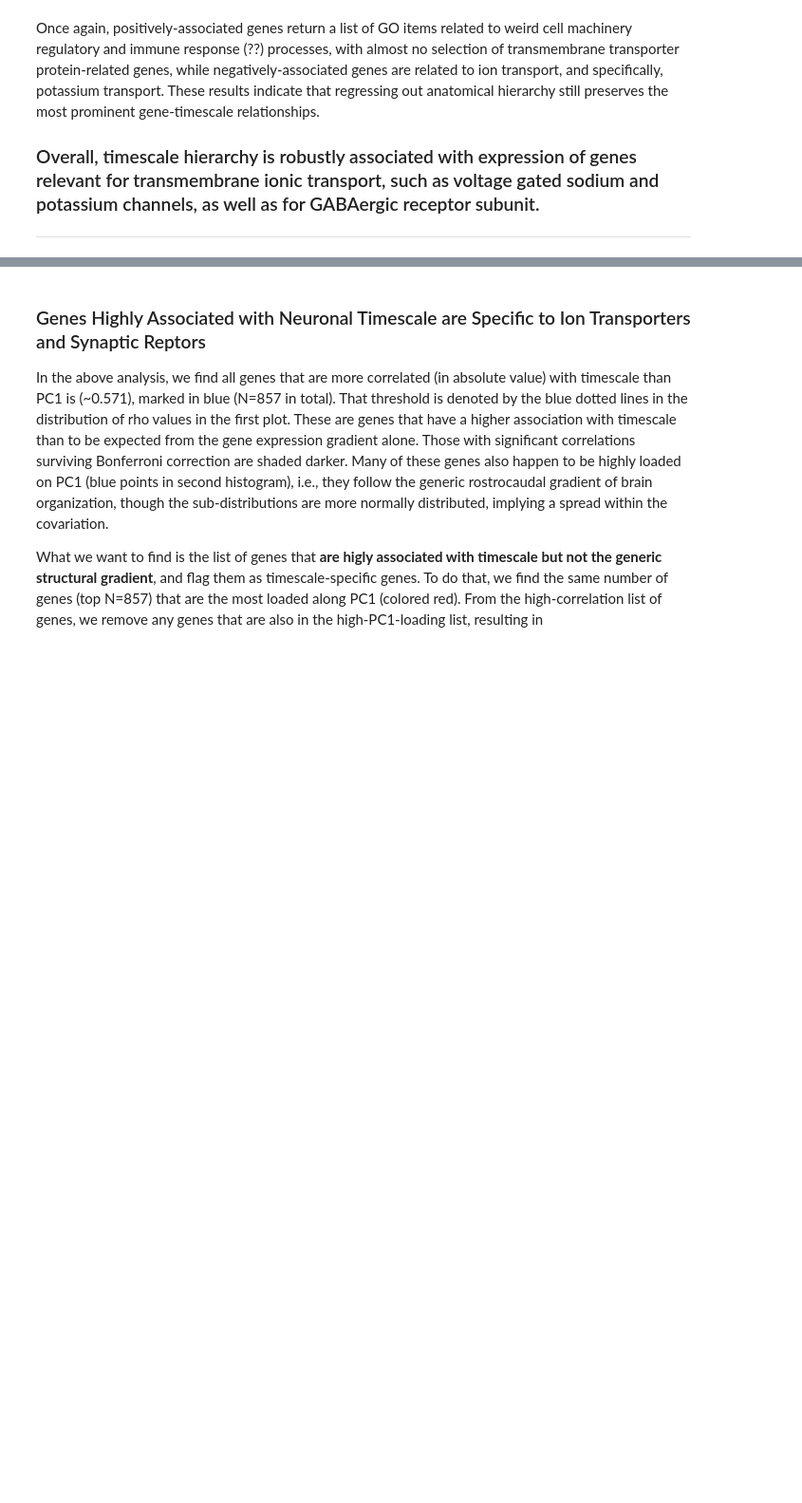
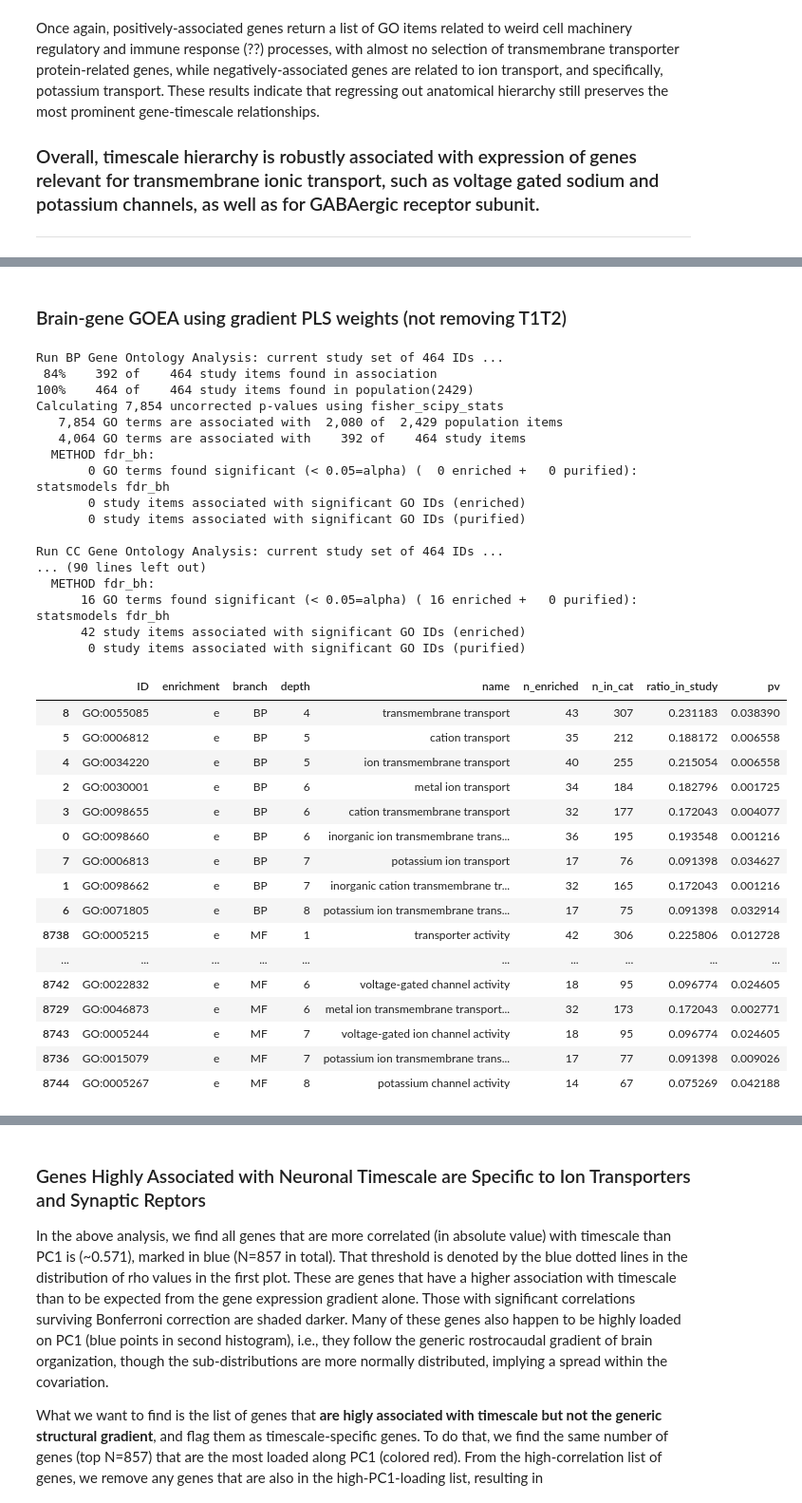
Before and after one commit to rdgao/field-echos, a Jupyter notebook: notebooks/3_viz_human_structural.ipynb, the cells around one changed output, grey strips where cells are left out. Shown at 95% size. Cells and saved outputs as stored; diff of their text form; code cells hidden in the pictures; blank space fills up the shorter version.

```diff
--- a/notebooks/3_viz_human_structural.ipynb
+++ b/notebooks/3_viz_human_structural.ipynb
@@ -1137,0 +1183,46 @@ Once again, positively-associated genes return a list of GO items related to wei
+# %% [markdown]
+### Brain-gene GOEA using gradient PLS weights (not removing T1T2)
+# %%
+df_res = echo_utils.run_goea(df_pls.loc[brain_gene_ids[:,1]], symbol2id_dict_brain, goea_obj_brain, posneg='all')
+print(df_res[1])
+print('-----')
+df_res = echo_utils.run_goea(df_pls.loc[brain_gene_ids[:,1]], symbol2id_dict_brain, goea_obj_brain, posneg='pos')
+print(df_res[1])
+print('-----')
+df_res = echo_utils.run_goea(df_pls.loc[brain_gene_ids[:,1]], symbol2id_dict_brain, goea_obj_brain, posneg='neg')
+df_res[1].sort_values(['branch', 'depth', 'ID'])
+# %% [output]
+Run BP Gene Ontology Analysis: current study set of 464 IDs ...
+ 84%    392 of    464 study items found in association
+100%    464 of    464 study items found in population(2429)
+Calculating 7,854 uncorrected p-values using fisher_scipy_stats
+   7,854 GO terms are associated with  2,080 of  2,429 population items
+   4,064 GO terms are associated with    392 of    464 study items
+  METHOD fdr_bh:
+       0 GO terms found significant (< 0.05=alpha) (  0 enriched +   0 purified): statsmodels fdr_bh
+       0 study items associated with significant GO IDs (enriched)
+       0 study items associated with significant GO IDs (purified)
+
+Run CC Gene Ontology Analysis: current study set of 464 IDs ...
+... (90 lines left out)
+  METHOD fdr_bh:
+      16 GO terms found significant (< 0.05=alpha) ( 16 enriched +   0 purified): statsmodels fdr_bh
+      42 study items associated with significant GO IDs (enriched)
+       0 study items associated with significant GO IDs (purified)
+|  | ID | enrichment | branch | depth | name | n_enriched | n_in_cat | ratio_in_study | pv |
+| 8 | GO:0055085 | e | BP | 4 | transmembrane transport | 43 | 307 | 0.231183 | 0.038390 |
+| 5 | GO:0006812 | e | BP | 5 | cation transport | 35 | 212 | 0.188172 | 0.006558 |
+| 4 | GO:0034220 | e | BP | 5 | ion transmembrane transport | 40 | 255 | 0.215054 | 0.006558 |
+| 2 | GO:0030001 | e | BP | 6 | metal ion transport | 34 | 184 | 0.182796 | 0.001725 |
+| 3 | GO:0098655 | e | BP | 6 | cation transmembrane transport | 32 | 177 | 0.172043 | 0.004077 |
+| 0 | GO:0098660 | e | BP | 6 | inorganic ion transmembrane trans... | 36 | 195 | 0.193548 | 0.001216 |
+| 7 | GO:0006813 | e | BP | 7 | potassium ion transport | 17 | 76 | 0.091398 | 0.034627 |
+| 1 | GO:0098662 | e | BP | 7 | inorganic cation transmembrane tr... | 32 | 165 | 0.172043 | 0.001216 |
+| 6 | GO:0071805 | e | BP | 8 | potassium ion transmembrane trans... | 17 | 75 | 0.091398 | 0.032914 |
+| 8738 | GO:0005215 | e | MF | 1 | transporter activity | 42 | 306 | 0.225806 | 0.012728 |
+| ... | ... | ... | ... | ... | ... | ... | ... | ... | ... |
+| 8742 | GO:0022832 | e | MF | 6 | voltage-gated channel activity | 18 | 95 | 0.096774 | 0.024605 |
+| 8729 | GO:0046873 | e | MF | 6 | metal ion transmembrane transport... | 32 | 173 | 0.172043 | 0.002771 |
+| 8743 | GO:0005244 | e | MF | 7 | voltage-gated ion channel activity | 18 | 95 | 0.096774 | 0.024605 |
+| 8736 | GO:0015079 | e | MF | 7 | potassium ion transmembrane trans... | 17 | 77 | 0.091398 | 0.009026 |
+| 8744 | GO:0005267 | e | MF | 8 | potassium channel activity | 14 | 67 | 0.075269 | 0.042188 |
```
Also changed, not shown: parts of 16 cells of this notebook, 40 other files.
